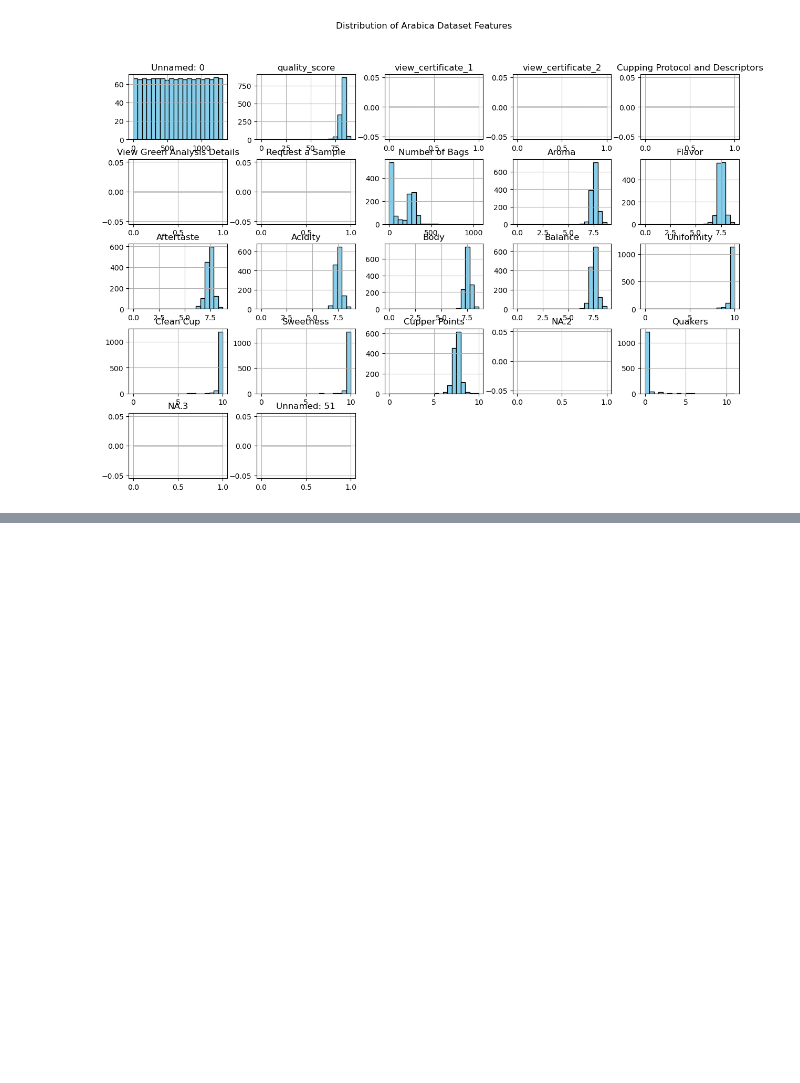
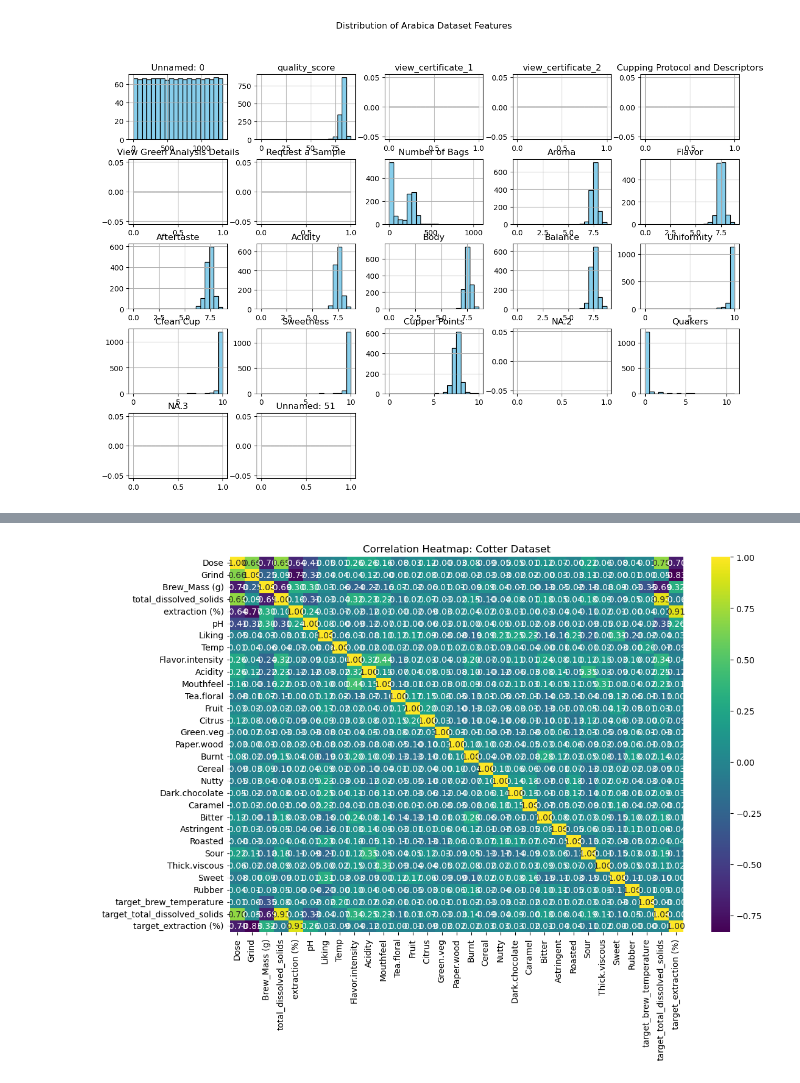
Before and after one commit to galeajua/coffee-brewer, a Jupyter notebook: src/data/data.ipynb, the cells around one changed output, grey strips where cells are left out. Cells and saved outputs as stored; diff of their text form; code cells hidden in the pictures; blank space fills up the shorter version.

```diff
--- a/src/data/data.ipynb
+++ b/src/data/data.ipynb
@@ -197,0 +203,20 @@ arabica_data.rename(columns={'Moisture': 'Moisture (%)'})
+# %%
+# der Cotter-Datensatz braucht weniger initiale Bereinigung als der Arabica-Datensatz
+
+# Verwerfung von Spalten die wir sicher nicht verwenden werden
+drop_columns_cotter = ['Judge', 'Cluster', 'Week', 'Session Number', 'Position',
+                          'Empty Carafe', 'Full Carafe', 'Initial NaOH', 'Final NaOH',
+                          'Titration pH', 'Volume', 'Brew Temperature', 'Pour Temp',
+                          '90Sec Temp', 'Purchase.intent', 'Temp.x', 'TDS.x', 'PE.x']
+
+cotter_data = cotter_data.drop(columns=drop_columns_cotter)
+# %%
+# Wir extrahieren die numerischen Werte der 'Brew'-Spalte und kreieren neue Spalten daraus
+cotter_data['Extracted_Values'] = cotter_data['Brew'].apply(lambda x: extract_numeric_values(value=x, isSingleNumericOutput=False))
+# pro Wert eine neue Spalte
+brew_column_names = ['target_brew_temperature', 'target_total_dissolved_solids', 'target_extraction (%)']
+brew_columns = cotter_data['Extracted_Values'].apply(pd.Series)
+brew_columns.columns = brew_column_names[:brew_columns.shape[1]]
+cotter_data = pd.concat([cotter_data, brew_columns], axis=1)
+cotter_data.drop(columns=['Extracted_Values', 'Brew'], inplace=True)
+print(cotter_data.describe())
@@ -197,0 +241,5 @@ arabica_data.rename(columns={'Moisture': 'Moisture (%)'})
+# %%
+# Wir geben den Spalten zutreffendere Namen
+cotter_data.rename(columns={'Brew Mass': 'Brew_Mass (g)',
+                            'TDS__1': 'total_dissolved_solids',
+                            'Percent Extraction': 'extraction (%)'}, inplace=True)
@@ -197,0 +256,9 @@ arabica_data.rename(columns={'Moisture': 'Moisture (%)'})
+# %%
+# Correlation analysis for Cotter dataset
+plt.figure(figsize=(12, 8))
+numeric_columns_cotter = cotter_data.select_dtypes(include=['float64', 'int64'])
+sns.heatmap(numeric_columns_cotter.corr(), annot=True, cmap='viridis', fmt=".2f")
+plt.title("Correlation Heatmap: Cotter Dataset")
+plt.show()
+# %% [output]
+[figure, added]
```
Also changed, not shown: parts of 17 cells of this notebook, 2 other files.
